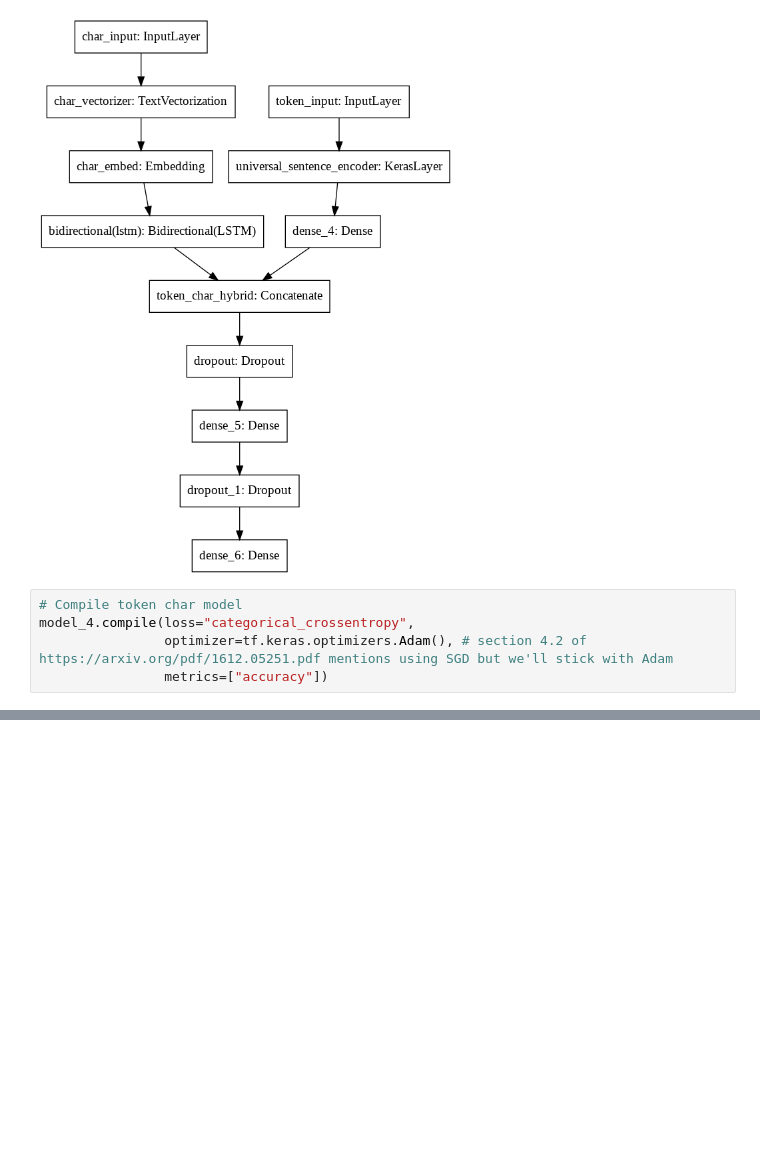
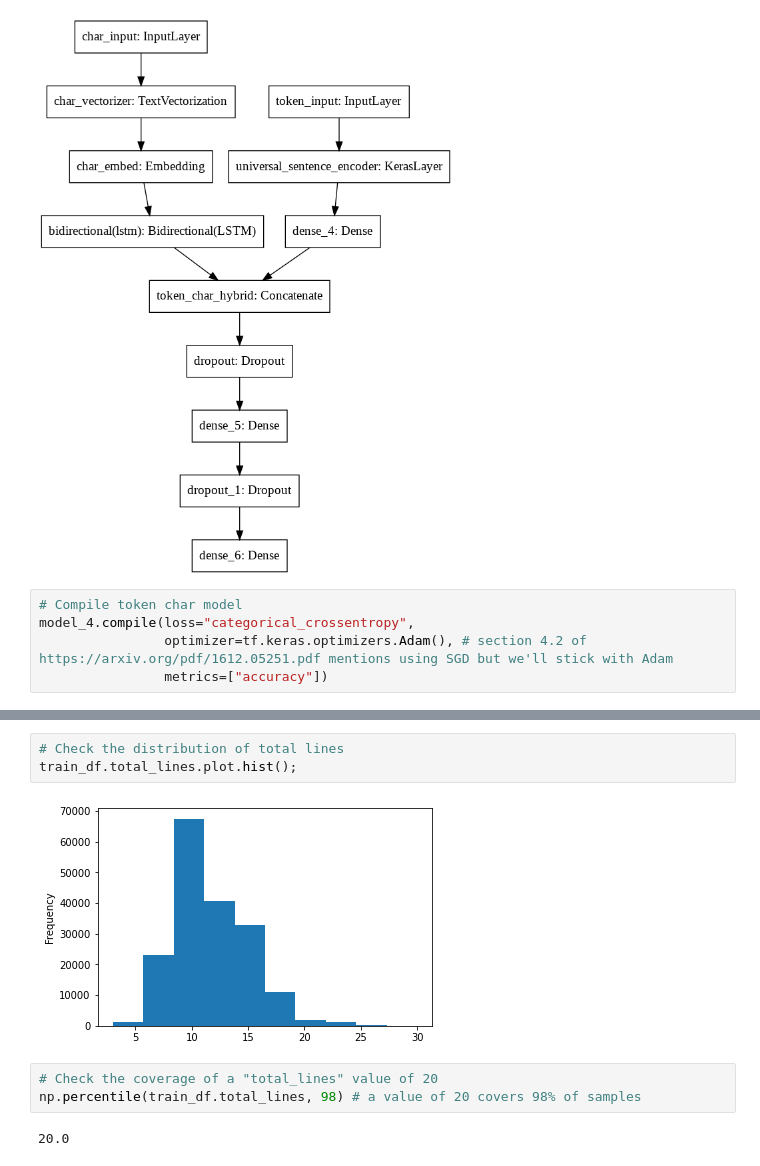
Before and after one commit to boradj/Abstract-Simplifier, a Jupyter notebook: SkimLit.ipynb, the cells around one changed output, grey strips where cells are left out. Cells and saved outputs as stored; diff of their text form; blank space fills up the shorter version.

```diff
--- a/SkimLit.ipynb
+++ b/SkimLit.ipynb
@@ -924,0 +1090,10 @@ model_4.compile(loss="categorical_crossentropy",
+# %%
+# Check the distribution of total lines
+train_df.total_lines.plot.hist();
+# %% [output]
+[figure, added]
+# %%
+# Check the coverage of a "total_lines" value of 20
+np.percentile(train_df.total_lines, 98) # a value of 20 covers 98% of samples
+# %% [output]
+20.0
```
Also changed, not shown: parts of 76 cells of this notebook.
